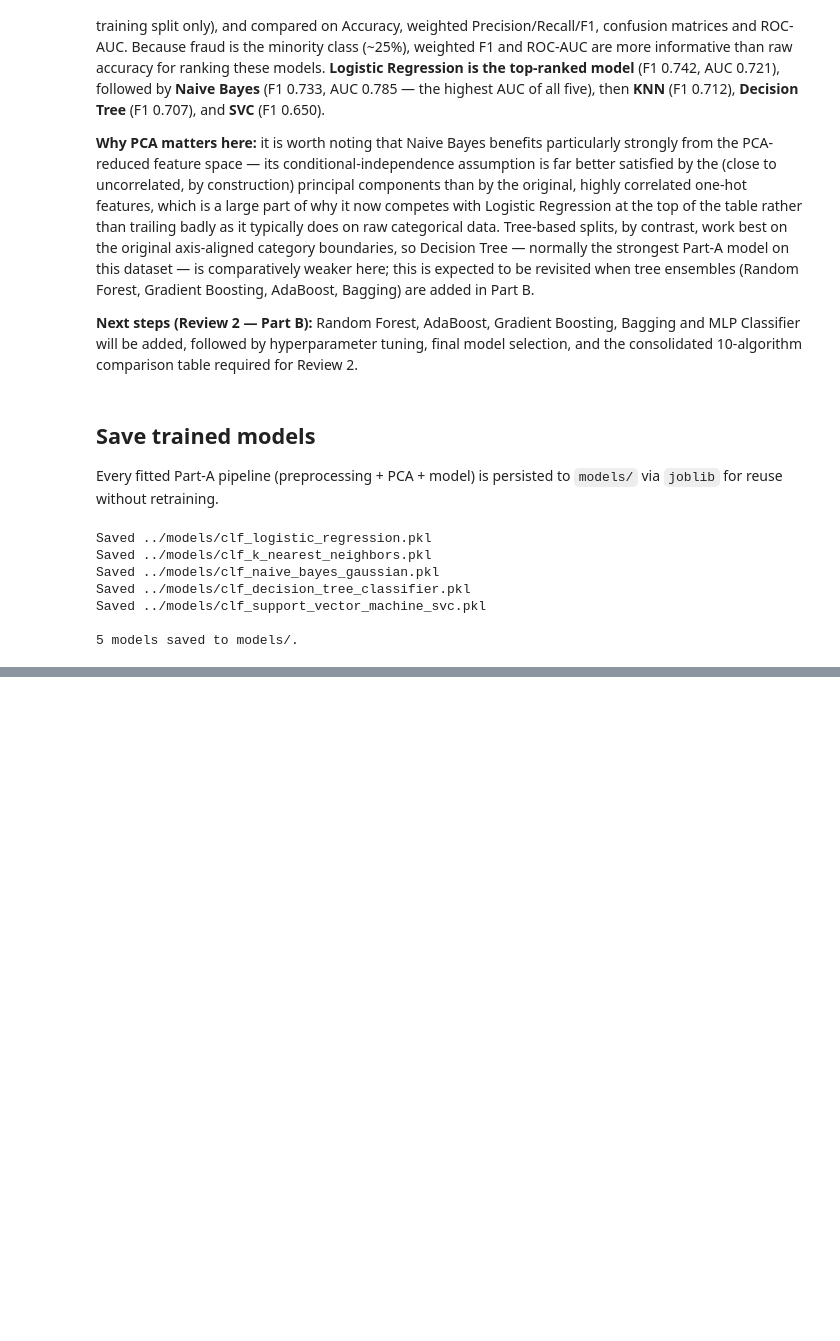
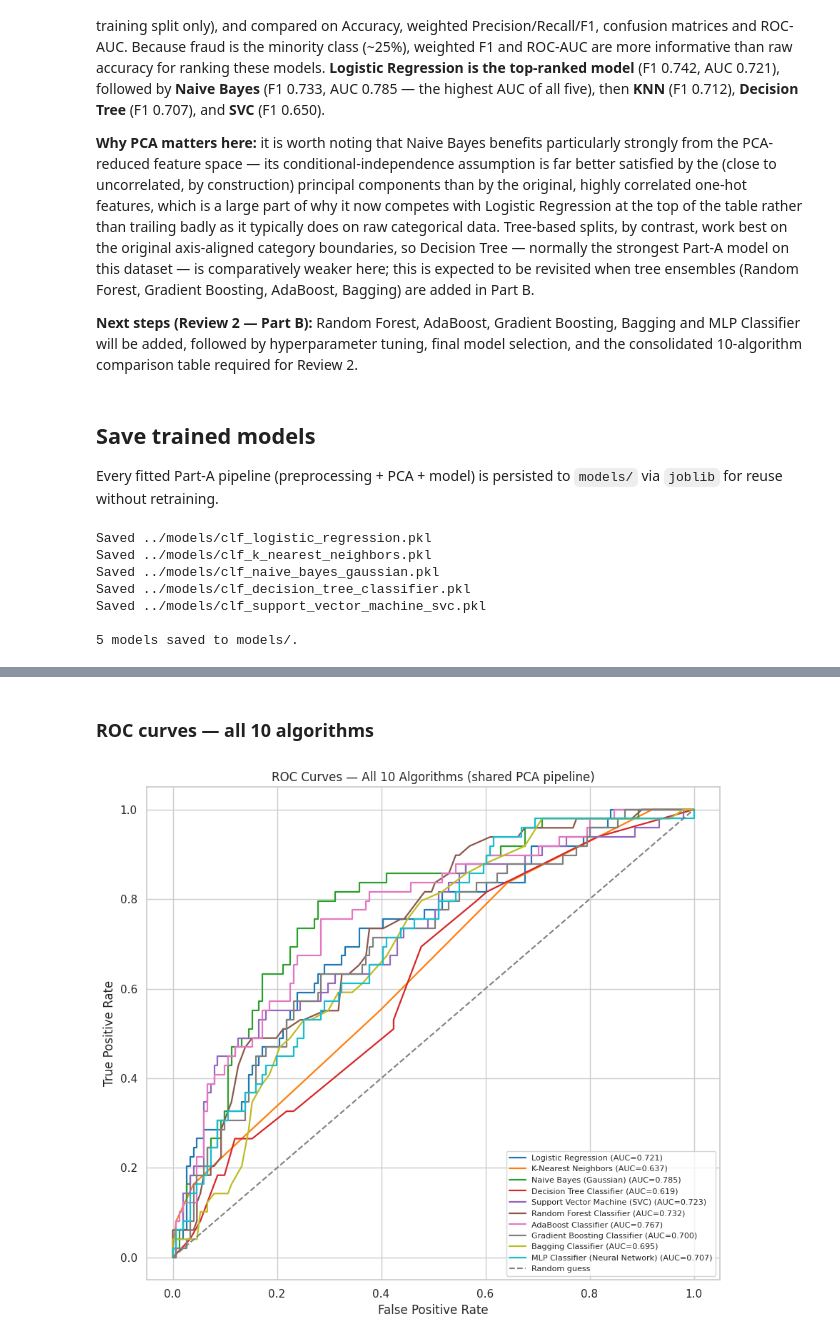
Before and after one commit to GVR2007/AI-risk-analysis, a Jupyter notebook: notebooks/classification.ipynb, the cells around one changed output, grey strips where cells are left out. Saved outputs shown, nothing was run; the diff lists cells and outputs as text; code cells hidden in the pictures; blank space fills up the shorter version.

```diff
--- a/notebooks/classification.ipynb
+++ b/notebooks/classification.ipynb
@@ -555,0 +698,17 @@ Saved ../models/clf_support_vector_machine_svc.pkl
+# %%
+# Part-A results were computed in Section D; add the positive-class recall column to them
+# so both halves of the table carry identical columns.
+results_a_full = []
+for name, pipe in fitted_pipelines_a.items():
+    metrics, _, _ = evaluate_classifier(name, pipe)
+    results_a_full.append(metrics)
+
+results_all_df = pd.DataFrame(results_a_full + results_b)
+results_all_df.insert(1, 'Part', ['A'] * len(results_a_full) + ['B'] * len(results_b))
+results_all_df = results_all_df.sort_values('F1 (weighted)', ascending=False).reset_index(drop=True)
+results_all_df.index += 1
+
+metric_cols = ['Accuracy', 'Precision', 'Recall', 'F1 (weighted)', 'ROC-AUC', 'Fraud recall']
+results_all_df.style.format({c: '{:.4f}' for c in metric_cols}) \
+    .background_gradient(subset=['F1 (weighted)', 'ROC-AUC'], cmap='Greens') \
+    .set_caption('Consolidated comparison — all 10 algorithms, shared PCA-55 pipeline, same test split')
@@ -555,0 +730,20 @@ Saved ../models/clf_support_vector_machine_svc.pkl
+# %% [markdown]
+### ROC curves — all 10 algorithms
+# %%
+all_predictions = {**predictions_a, **predictions_b}
+palette = sns.color_palette('tab10', n_colors=len(all_predictions))
+
+plt.figure(figsize=(9, 8))
+for (name, (_, proba)), color in zip(all_predictions.items(), palette):
+    fpr, tpr, _ = roc_curve(y_test, proba)
+    plt.plot(fpr, tpr, color=color, lw=1.6, label=f'{name} (AUC={roc_auc_score(y_test, proba):.3f})')
+plt.plot([0, 1], [0, 1], linestyle='--', color='grey', label='Random guess')
+plt.xlabel('False Positive Rate')
+plt.ylabel('True Positive Rate')
+plt.title('ROC Curves — All 10 Algorithms (shared PCA pipeline)')
+plt.legend(loc='lower right', fontsize=8)
+plt.tight_layout()
+plt.savefig('../models/clf_roc_curves_all10.png', bbox_inches='tight')
+plt.show()
+# %% [output]
+[figure, added]
```
Also changed, not shown: parts of 12 cells of this notebook.
